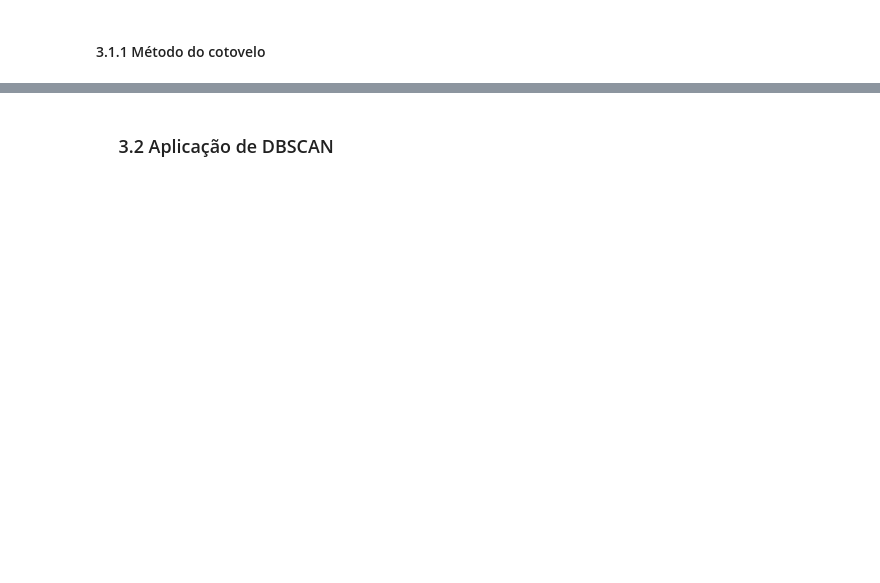
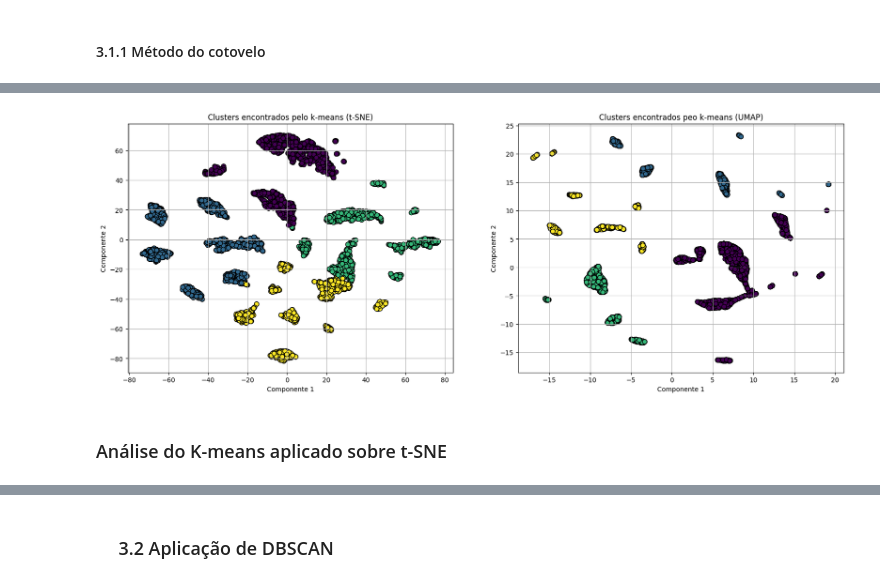
Before and after one commit to DouglaxN/project-unsupervised, a Jupyter notebook: Final/main.ipynb, the cells around one changed output, grey strips where cells are left out. Saved outputs shown, nothing was run; the diff lists cells and outputs as text; code cells hidden in the pictures; blank space fills up the shorter version.

```diff
--- a/Final/main.ipynb
+++ b/Final/main.ipynb
@@ -293,18 +327,22 @@ kmeans = KMeans(n_clusters=4, max_iter=500, random_state=42)
 kmeans.fit(df_kmeans_u)
 kmeans_labels_u = kmeans.labels_
 # %%
-fig, axes = plt.subplots(1,2, figsize=(16,7))
+fig, axes = plt.subplots(1,2, figsize=(20,7))
 
 # Plot 1: Agrupamento do k-means
 axes[0].scatter(df_kmeans_t[:, 0], df_kmeans_t[:, 1], c=kmeans_labels_t, s=50, cmap='viridis', edgecolor='k')
 axes[0].set_title("Clusters encontrados pelo k-means (t-SNE)")
 axes[0].set_xlabel('Componente 1')
 axes[0].set_ylabel('Componente 2')
 axes[0].grid(True)
 
 # Plot 2: Classes reais do dataset
 scatter = axes[1].scatter(df_kmeans_u[:, 0], df_kmeans_u[:, 1], c=kmeans_labels_u, s=50, cmap='viridis', edgecolor='k')
 axes[1].set_title("Clusters encontrados peo k-means (UMAP)")
 axes[1].set_xlabel('Componente 1')
 axes[1].set_ylabel('Componente 2')
 axes[1].grid(True)
+# %% [output]
+[figure, added]
+# %% [markdown]
+### Análise do K-means aplicado sobre t-SNE
```
Also changed, not shown: parts of 19 cells of this notebook.
